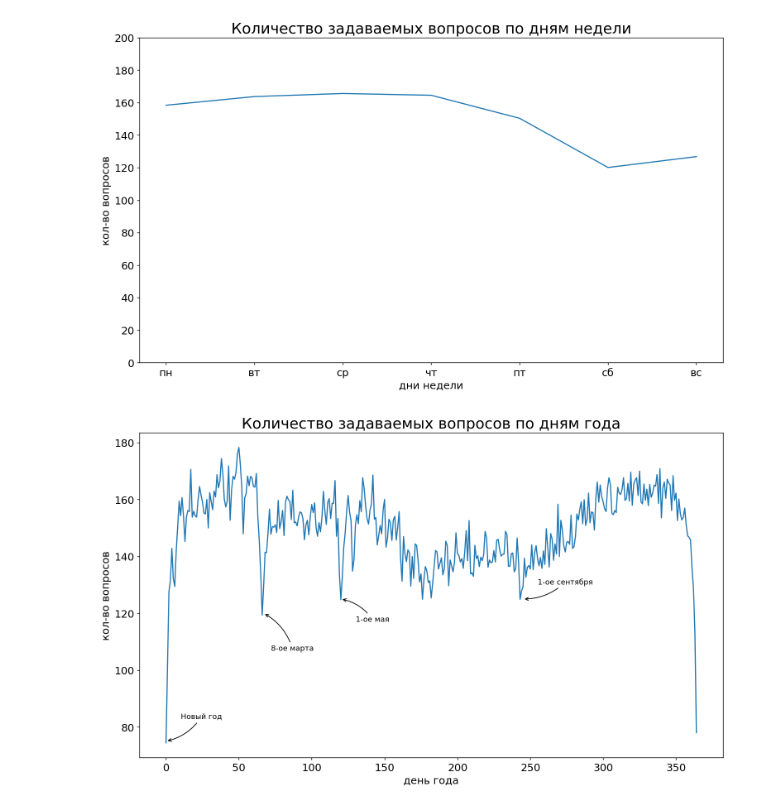
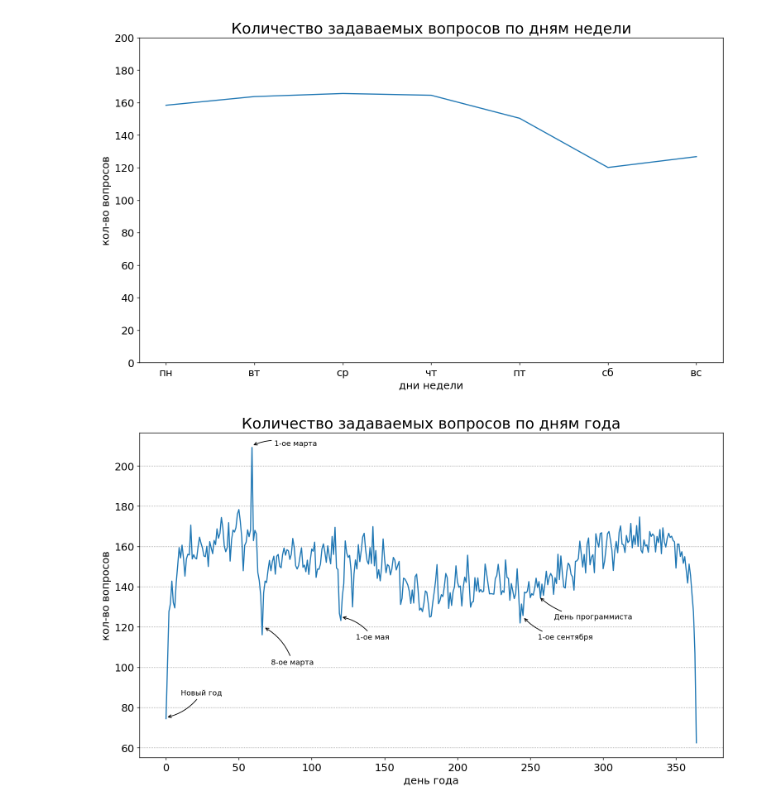
Before and after one commit to wchistow/ruSO-visual, a Jupyter notebook: src/questions.ipynb, the cells around one changed output. Cells and saved outputs as stored; diff of their text form; code cells hidden in the pictures.

Commit message:
finally remove counting 29 February, add more texts to graph and lines

```diff
--- a/src/questions.ipynb
+++ b/src/questions.ipynb
@@ -98,6 +98,8 @@ def handle_row(node):
             yearday = -1
         else:
             yearday = date_obj.timetuple().tm_yday
+            if date_obj.year % 4 == 0 and date_obj.month > 2:  # високосный год и месяц после февраля
+                yearday -= 1
     else:
         yearday = -1
     yield yearday
@@ -111,32 +113,42 @@ yeardays = {k: v / SITE_YEARS for k, v in yeardays.items() if k != 366}
 # %%
 fig, ax = plt.subplots(figsize=(14, 8))
 fig.dpi = 130
 
 ax.plot(yeardays.values())
 
 ax.annotate('Новый год', xy=(0, 75), xycoords='data',
             xytext=(20, 30), textcoords='offset points',
             arrowprops={'arrowstyle': '->', 'connectionstyle': 'arc3,rad=-0.2'})
 
+ax.annotate('1-ое марта', xy=(59, 210), xycoords='data',
+            xytext=(30, 0), textcoords='offset points',
+            arrowprops={'arrowstyle': '->', 'connectionstyle': 'arc3,rad=0.2'})
+
 ax.annotate('8-ое марта', xy=(67, 120), xycoords='data',
             xytext=(10, -50), textcoords='offset points',
             arrowprops={'arrowstyle': '->', 'connectionstyle': 'arc3,rad=0.2'})
 
 ax.annotate('1-ое мая', xy=(120, 125), xycoords='data',
             xytext=(20, -30), textcoords='offset points',
             arrowprops={'arrowstyle': '->', 'connectionstyle': 'arc3,rad=0.2'})
 
 ax.annotate('1-ое сентября', xy=(245, 125), xycoords='data',
-            xytext=(20, 20), textcoords='offset points',
+            xytext=(20, -30), textcoords='offset points',
             arrowprops={'arrowstyle': '->', 'connectionstyle': 'arc3,rad=-0.2'})
+
+ax.annotate('День программиста', xy=(256, 135), xycoords='data',
+            xytext=(20, -30), textcoords='offset points',
+            arrowprops={'arrowstyle': '->', 'connectionstyle': 'arc3,rad=-0.2'})
+
+ax.yaxis.grid(color='gray', linestyle=':')
 
 plt.title(f'Количество задаваемых вопросов по дням года', fontsize=20)
 plt.xlabel('', fontsize=16)
 
 plt.ylabel('кол-во вопросов', fontsize=14)
 plt.xlabel('день года', fontsize=14)
 plt.tick_params(labelsize=14)
 
 plt.show()
 # %% [output]
-[figure, old version]
+[figure, new version]
```
Also changed, not shown: 1 other file.
